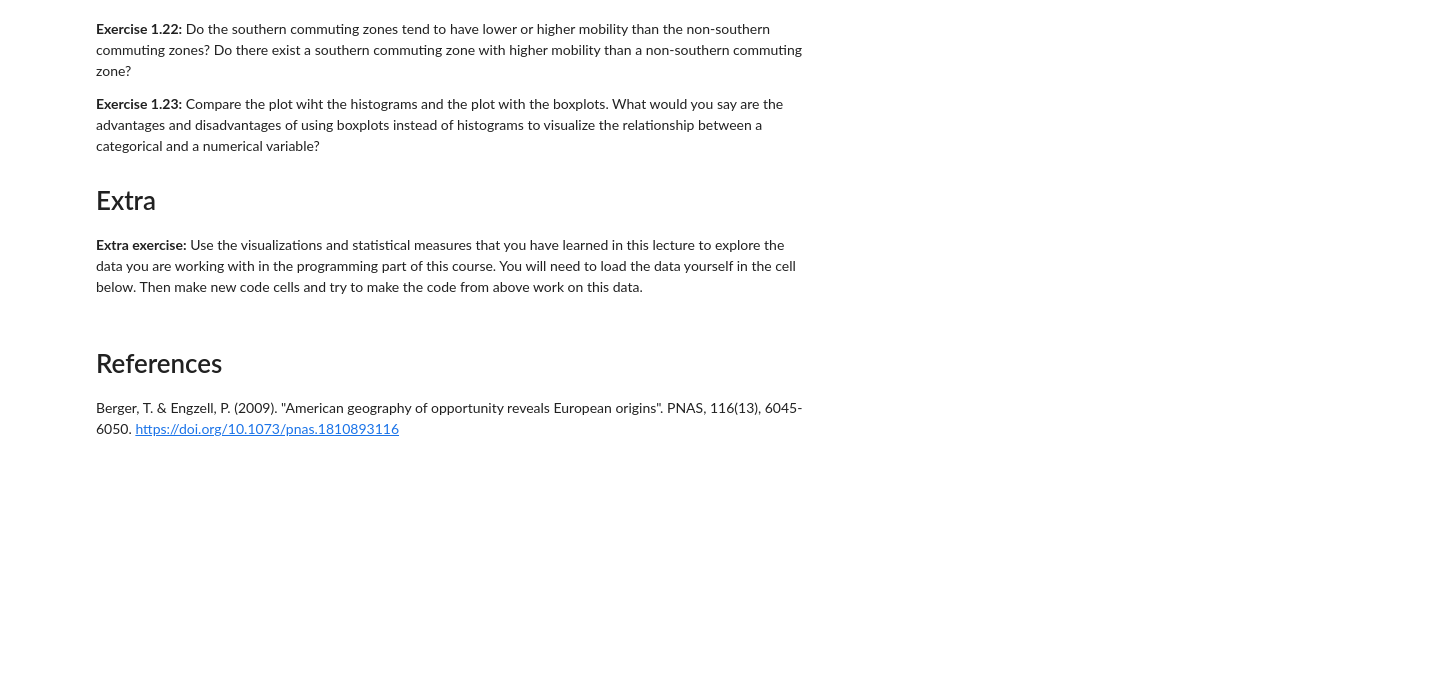
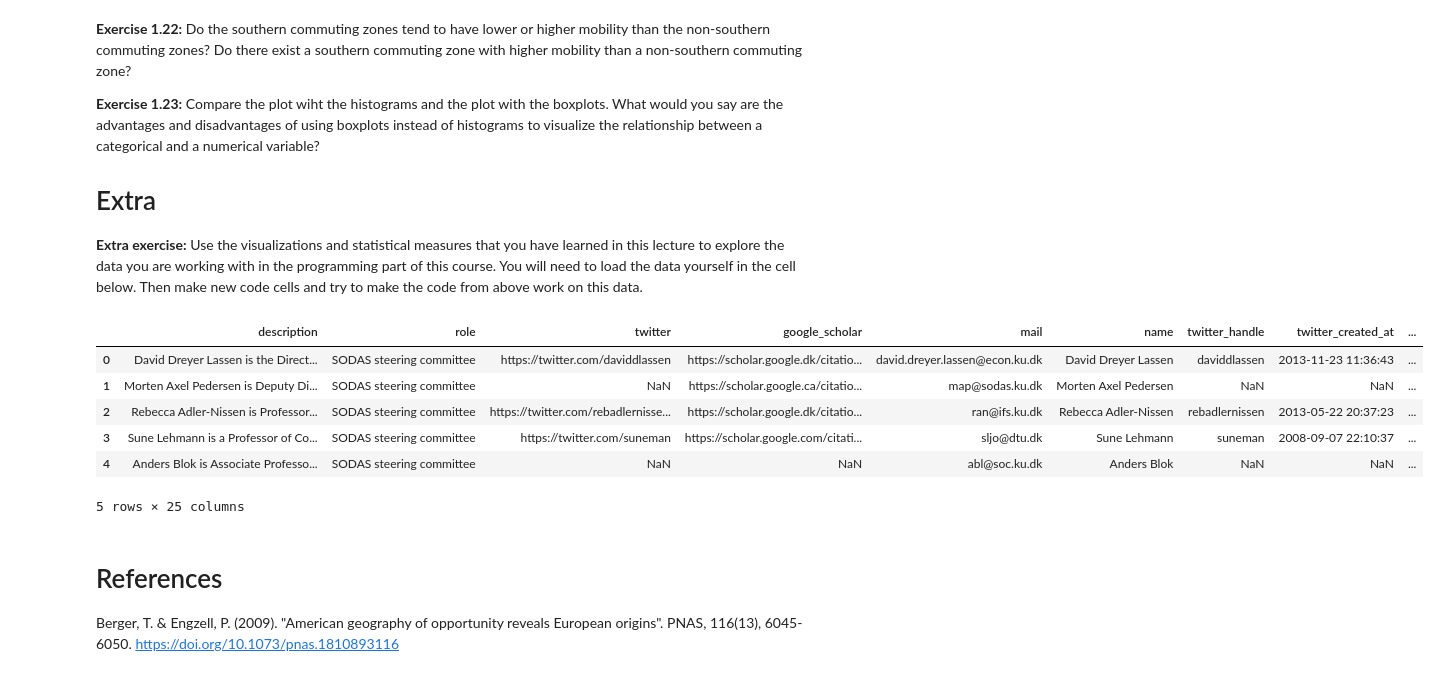
Before and after one commit to AsgerAndersen/basecamp_stats_intro, a Jupyter notebook: Lecture 1.ipynb, the cells around one changed output. Drawn from its saved outputs; the diff is of its cells as text; code cells hidden in the pictures; blank space fills up the shorter version.

```diff
--- a/Lecture 1.ipynb
+++ b/Lecture 1.ipynb
@@ -409,3 +405,14 @@ data.head()
+# %%
+sodas_data = pd.read_csv('https://raw.githubusercontent.com/AsgerAndersen/basecamp_stats_intro/master/sodas_people_twitter_scholar.csv')
+sodas_data.head()
+# %% [output]
+|  | description | role | twitter | google_scholar | mail | name | twitter_handle | twitter_created_at | ... |
+| 0 | David Dreyer Lassen is the Direct... | SODAS steering committee | https://twitter.com/daviddlassen | https://scholar.google.dk/citatio... | david.dreyer.lassen@econ.ku.dk | David Dreyer Lassen | daviddlassen | 2013-11-23 11:36:43 | ... |
+| 1 | Morten Axel Pedersen is Deputy Di... | SODAS steering committee | NaN | https://scholar.google.ca/citatio... | map@sodas.ku.dk | Morten Axel Pedersen | NaN | NaN | ... |
+| 2 | Rebecca Adler-Nissen is Professor... | SODAS steering committee | https://twitter.com/rebadlernisse... | https://scholar.google.dk/citatio... | ran@ifs.ku.dk | Rebecca Adler-Nissen | rebadlernissen | 2013-05-22 20:37:23 | ... |
+| 3 | Sune Lehmann is a Professor of Co... | SODAS steering committee | https://twitter.com/suneman | https://scholar.google.com/citati... | sljo@dtu.dk | Sune Lehmann | suneman | 2008-09-07 22:10:37 | ... |
+| 4 | Anders Blok is Associate Professo... | SODAS steering committee | NaN | NaN | abl@soc.ku.dk | Anders Blok | NaN | NaN | ... |
+5 rows × 25 columns
 # %% [markdown]
 # References
 
```
Also changed, not shown: parts of 1 cell of this notebook.
